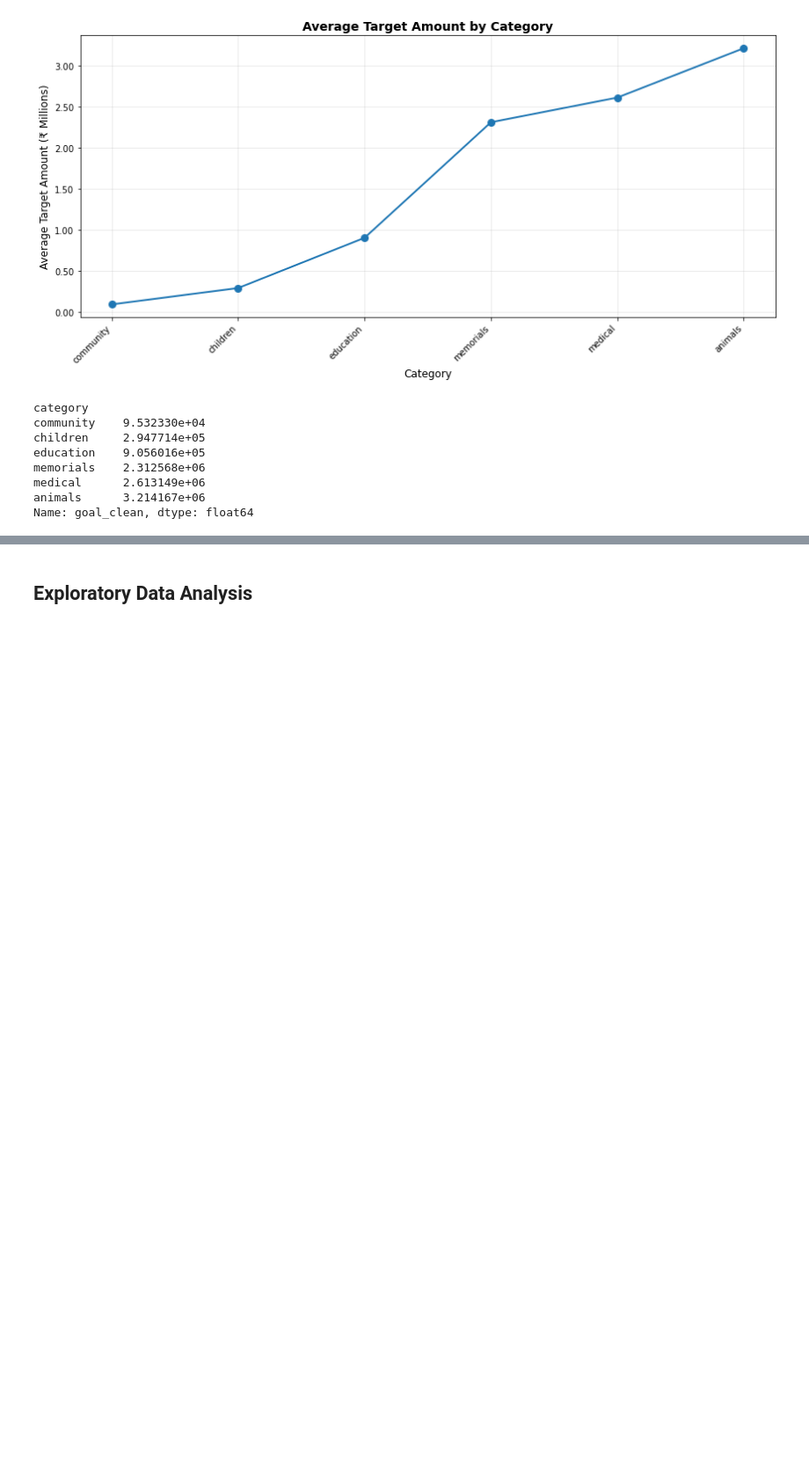
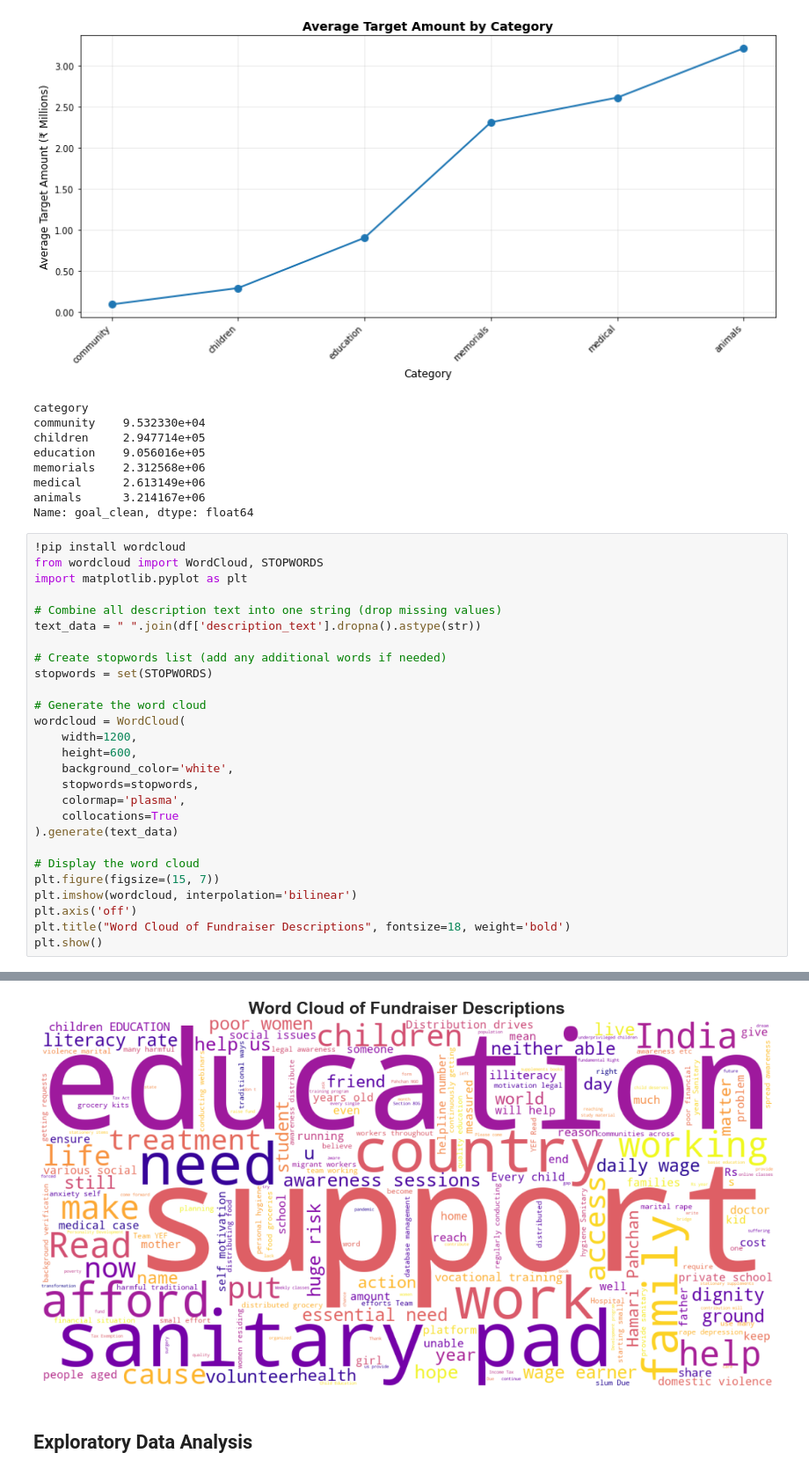
Before and after one commit to Rithvik008/crowdfunding-data-analysis, a Jupyter notebook: Progress Report for Nov 14th 2025.ipynb, the cells around one changed output, grey strips where cells are left out. Shown at 88% size. Saved outputs shown, nothing was run; the diff lists cells and outputs as text; blank space fills up the shorter version.

```diff
--- a/Progress Report for Nov 14th 2025.ipynb
+++ b/Progress Report for Nov 14th 2025.ipynb
@@ -202,3 +202,31 @@ memorials    2.312568e+06
 medical      2.613149e+06
 animals      3.214167e+06
 Name: goal_clean, dtype: float64
+# %%
+!pip install wordcloud
+from wordcloud import WordCloud, STOPWORDS
+import matplotlib.pyplot as plt
+
+# Combine all description text into one string (drop missing values)
+text_data = " ".join(df['description_text'].dropna().astype(str))
+
+# Create stopwords list (add any additional words if needed)
+stopwords = set(STOPWORDS)
+
+# Generate the word cloud
+wordcloud = WordCloud(
+    width=1200,
+    height=600,
+    background_color='white',
+    stopwords=stopwords,
+    colormap='plasma',
+    collocations=True
+).generate(text_data)
+
+# Display the word cloud
+plt.figure(figsize=(15, 7))
+plt.imshow(wordcloud, interpolation='bilinear')
+plt.axis('off')
+plt.title("Word Cloud of Fundraiser Descriptions", fontsize=18, weight='bold')
+plt.show()
+# %% [output]
@@ -205,3 +250,4 @@ Name: goal_clean, dtype: float64
+[figure, added]
 # %% [markdown]
 ## Exploratory Data Analysis
 # %% [markdown]
```
Also changed, not shown: parts of 16 cells of this notebook.
